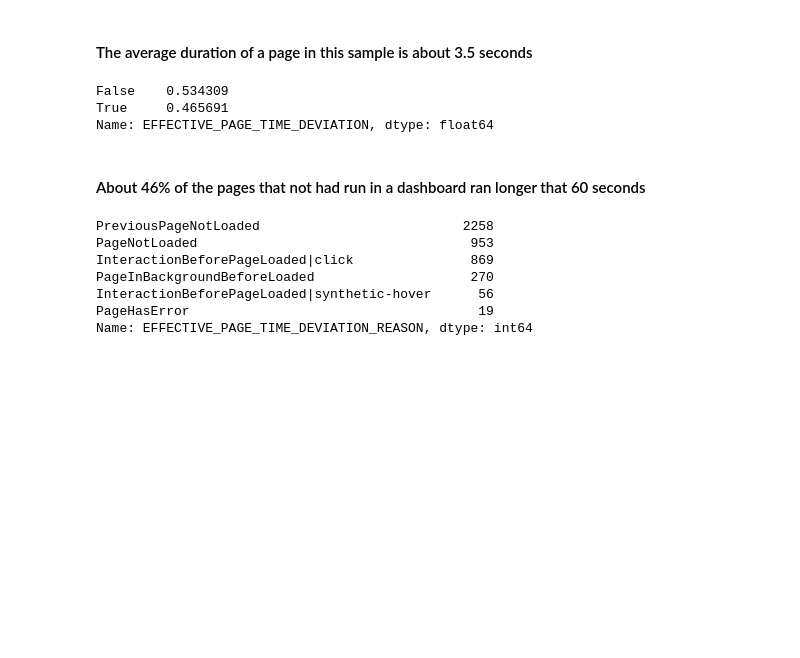
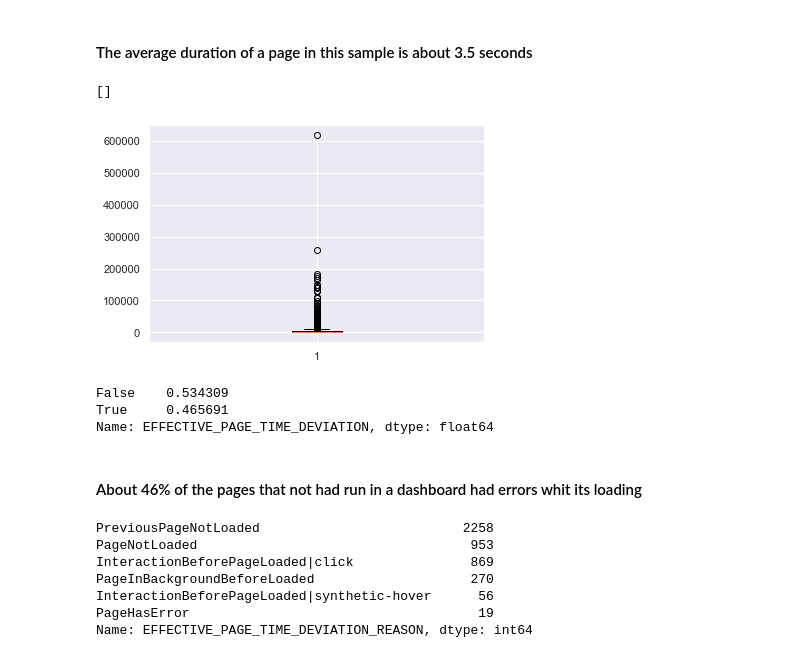
Before and after one commit to dell-splab/lightning-analysis, a Jupyter notebook: non-performing-dashboards/1. Active Dashboards.ipynb, the cells around one changed output. Cells and saved outputs as stored; diff of their text form; code cells hidden in the pictures; blank space fills up the shorter version.

```diff
--- a/non-performing-dashboards/1. Active Dashboards.ipynb
+++ b/non-performing-dashboards/1. Active Dashboards.ipynb
@@ -85,8 +85,8 @@ LPV_DASHBOARD_PROBLEMATICS
 75 rows × 51 columns
 # %%
 #filtering page view info that reports were not run in dashboard
-LPV_NOT_DASHBOARD = LPV[~LPV.REPORT_ID_DERIVED.isin(LPV_DASHBOARD.REPORT_ID_DERIVED)]
-LPV_NOT_DASHBOARD
+LightningPageView_NOT_DASHBOARD = LightningPageView[~LightningPageView.REPORT_ID_DERIVED.isin(LightningPageView_DASHBOARD.REPORT_ID_DERIVED)]
+LightningPageView_NOT_DASHBOARD
 # %% [output]
 |  | EVENT_TYPE | TIMESTAMP | REQUEST_ID | ORGANIZATION_ID | USER_ID | CLIENT_ID | SESSION_KEY | LOGIN_KEY | ... |
 | 0 | LightningPageView | 2.022062e+13 | TID:354812000006d78c47 | 00D0b000000GaMp | 0056P000000xXGc | NaN | DkrMLnselIW4a5EP | sJxFELZ4Maod2+Dp | ... |
@@ -115,4 +170,10 @@ LPV_NOT_DASHBOARD.DURATION.mean()
 3555.0224163334033
 # %% [markdown]
 #### The average duration of a page  in this sample is about 3.5 seconds
+# %%
+plt.boxplot(LightningPageView_NOT_DASHBOARD.DURATION)
+plt.plot()
+# %% [output]
+[]
+[figure, added]
 # %%
@@ -122,5 +183,5 @@ False    0.534309
 True     0.465691
 Name: EFFECTIVE_PAGE_TIME_DEVIATION, dtype: float64
 # %% [markdown]
-#### About 46% of the pages that not had run in a dashboard ran longer that 60 seconds
+#### About 46% of the pages that not had run in a dashboard had errors whit its loading
 # %%
```
Also changed, not shown: parts of 42 cells of this notebook.
